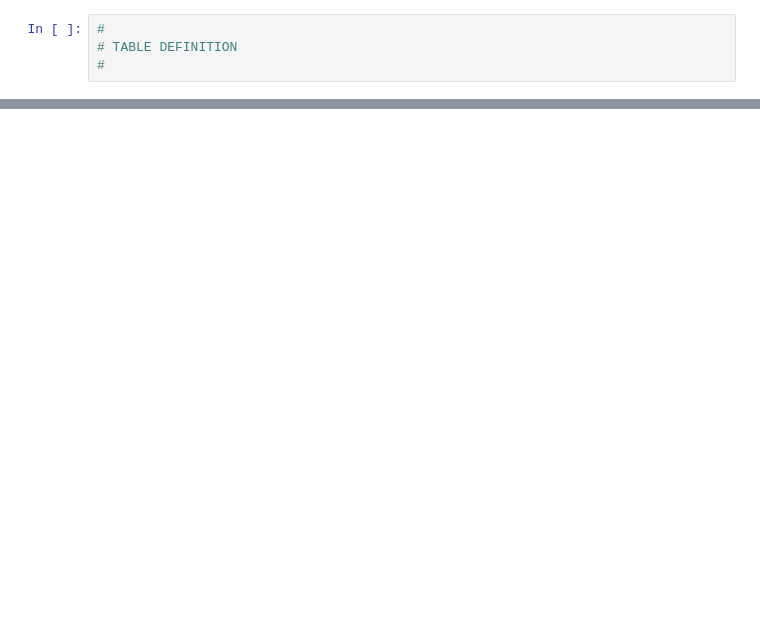
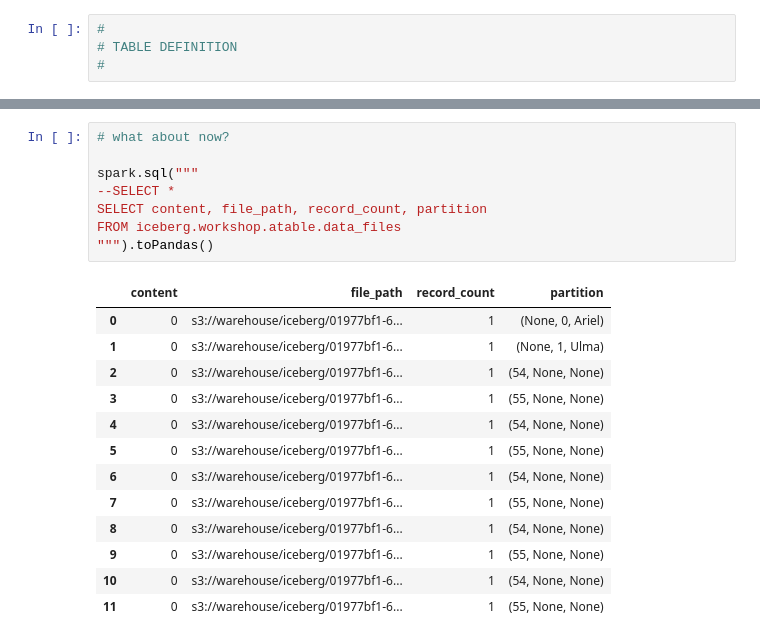
Before and after one commit to wssbck/chillout-data-engineerin, a Jupyter notebook: iceberg/_notebooks/buzzwords/workshop.ipynb, the cells around one changed output, grey strips where cells are left out. Saved outputs shown, nothing was run; the diff lists cells and outputs as text; blank space fills up the shorter version.

```diff
--- a/iceberg/_notebooks/buzzwords/workshop.ipynb
+++ b/iceberg/_notebooks/buzzwords/workshop.ipynb
@@ -160,0 +341,22 @@ catalog.list_namespaces()
+# %%
+# what about now?
+
+spark.sql("""
+--SELECT *
+SELECT content, file_path, record_count, partition
+FROM iceberg.workshop.atable.data_files
+""").toPandas()
+# %% [output]
+|  | content | file_path | record_count | partition |
+| 0 | 0 | s3://warehouse/iceberg/01977bf1-6... | 1 | (None, 0, Ariel) |
+| 1 | 0 | s3://warehouse/iceberg/01977bf1-6... | 1 | (None, 1, Ulma) |
+| 2 | 0 | s3://warehouse/iceberg/01977bf1-6... | 1 | (54, None, None) |
+| 3 | 0 | s3://warehouse/iceberg/01977bf1-6... | 1 | (55, None, None) |
+| 4 | 0 | s3://warehouse/iceberg/01977bf1-6... | 1 | (54, None, None) |
+| 5 | 0 | s3://warehouse/iceberg/01977bf1-6... | 1 | (55, None, None) |
+| 6 | 0 | s3://warehouse/iceberg/01977bf1-6... | 1 | (54, None, None) |
+| 7 | 0 | s3://warehouse/iceberg/01977bf1-6... | 1 | (55, None, None) |
+| 8 | 0 | s3://warehouse/iceberg/01977bf1-6... | 1 | (54, None, None) |
+| 9 | 0 | s3://warehouse/iceberg/01977bf1-6... | 1 | (55, None, None) |
+| 10 | 0 | s3://warehouse/iceberg/01977bf1-6... | 1 | (54, None, None) |
+| 11 | 0 | s3://warehouse/iceberg/01977bf1-6... | 1 | (55, None, None) |
```
Also changed, not shown: parts of 22 cells of this notebook, 1 other file.
